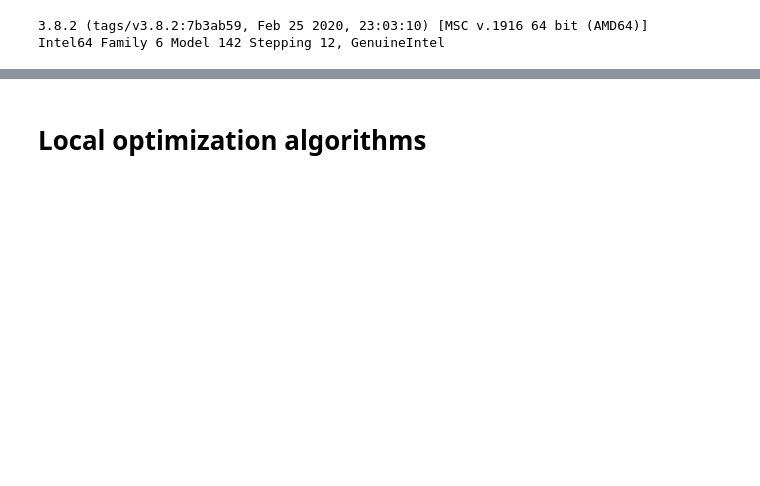
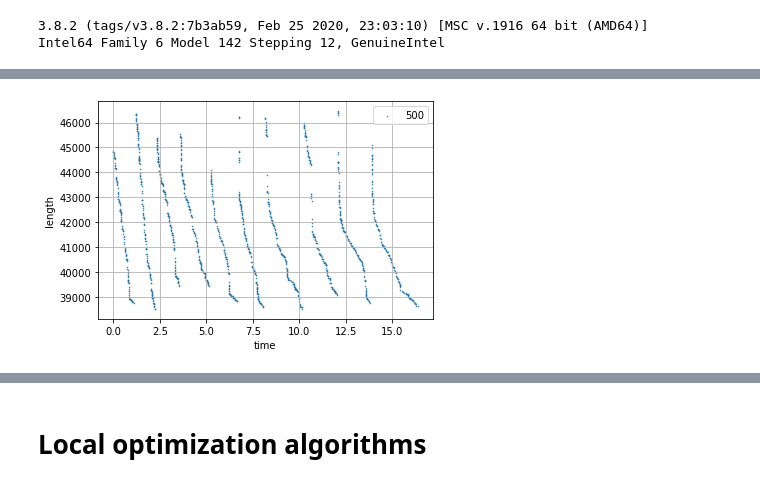
Before and after one commit to Lin-Kernighan/Lin-Kernighan, a Jupyter notebook: benchmarks.ipynb, the cells around one changed output, grey strips where cells are left out. Drawn from its saved outputs; the diff is of its cells as text; code cells hidden in the pictures; blank space fills up the shorter version.

```diff
--- a/benchmarks.ipynb
+++ b/benchmarks.ipynb
@@ -9,0 +89,4 @@ Intel64 Family 6 Model 142 Stepping 12, GenuineIntel
+# %%
+one_test(LKHSearch, 500, 10, init='greedy')
+# %% [output]
+[figure, added]
```
Also changed, not shown: parts of 39 cells of this notebook, 7 other files.
